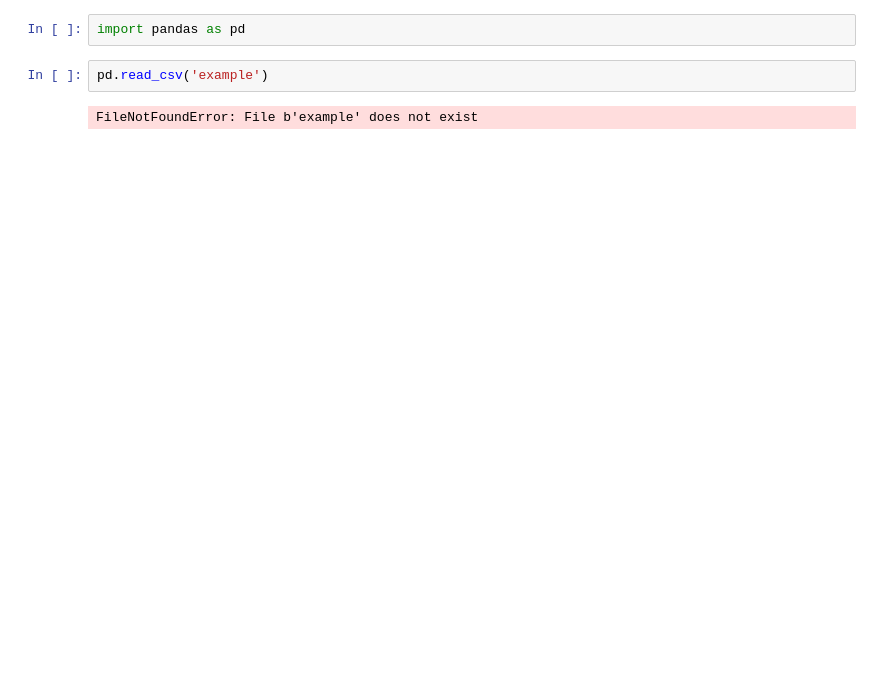
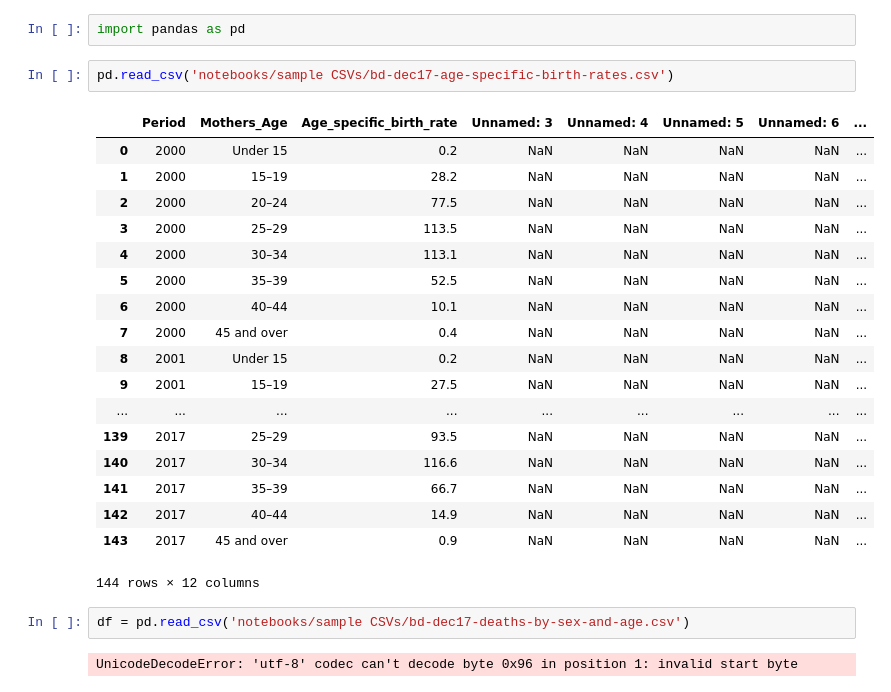
Before and after one commit to rodrickcalvin/data_analysis-crsh-course-part-2, a Jupyter notebook: notebooks/Data Input and Output.ipynb, the cells around one changed output. Drawn from its saved outputs; the diff is of its cells as text; blank space fills up the shorter version.

```diff
--- a/notebooks/Data Input and Output.ipynb
+++ b/notebooks/Data Input and Output.ipynb
@@ -1,6 +1,27 @@
 # %%
 import pandas as pd
-# %%
-pd.read_csv('example')
-# %% [output]
-FileNotFoundError: File b'example' does not exist
+# %%
+pd.read_csv('notebooks/sample CSVs/bd-dec17-age-specific-birth-rates.csv')
+# %% [output]
+|  | Period | Mothers_Age | Age_specific_birth_rate | Unnamed: 3 | Unnamed: 4 | Unnamed: 5 | Unnamed: 6 | ... |
+| 0 | 2000 | Under 15 | 0.2 | NaN | NaN | NaN | NaN | ... |
+| 1 | 2000 | 15–19 | 28.2 | NaN | NaN | NaN | NaN | ... |
+| 2 | 2000 | 20–24 | 77.5 | NaN | NaN | NaN | NaN | ... |
+| 3 | 2000 | 25–29 | 113.5 | NaN | NaN | NaN | NaN | ... |
+| 4 | 2000 | 30–34 | 113.1 | NaN | NaN | NaN | NaN | ... |
+| 5 | 2000 | 35–39 | 52.5 | NaN | NaN | NaN | NaN | ... |
+| 6 | 2000 | 40–44 | 10.1 | NaN | NaN | NaN | NaN | ... |
+| 7 | 2000 | 45 and over | 0.4 | NaN | NaN | NaN | NaN | ... |
+| 8 | 2001 | Under 15 | 0.2 | NaN | NaN | NaN | NaN | ... |
+| 9 | 2001 | 15–19 | 27.5 | NaN | NaN | NaN | NaN | ... |
+| ... | ... | ... | ... | ... | ... | ... | ... | ... |
+| 139 | 2017 | 25–29 | 93.5 | NaN | NaN | NaN | NaN | ... |
+| 140 | 2017 | 30–34 | 116.6 | NaN | NaN | NaN | NaN | ... |
+| 141 | 2017 | 35–39 | 66.7 | NaN | NaN | NaN | NaN | ... |
+| 142 | 2017 | 40–44 | 14.9 | NaN | NaN | NaN | NaN | ... |
+| 143 | 2017 | 45 and over | 0.9 | NaN | NaN | NaN | NaN | ... |
+144 rows × 12 columns
+# %%
+df = pd.read_csv('notebooks/sample CSVs/bd-dec17-deaths-by-sex-and-age.csv')
+# %% [output]
+UnicodeDecodeError: 'utf-8' codec can't decode byte 0x96 in position 1: invalid start byte
```
Also changed, not shown: 9 other files.
